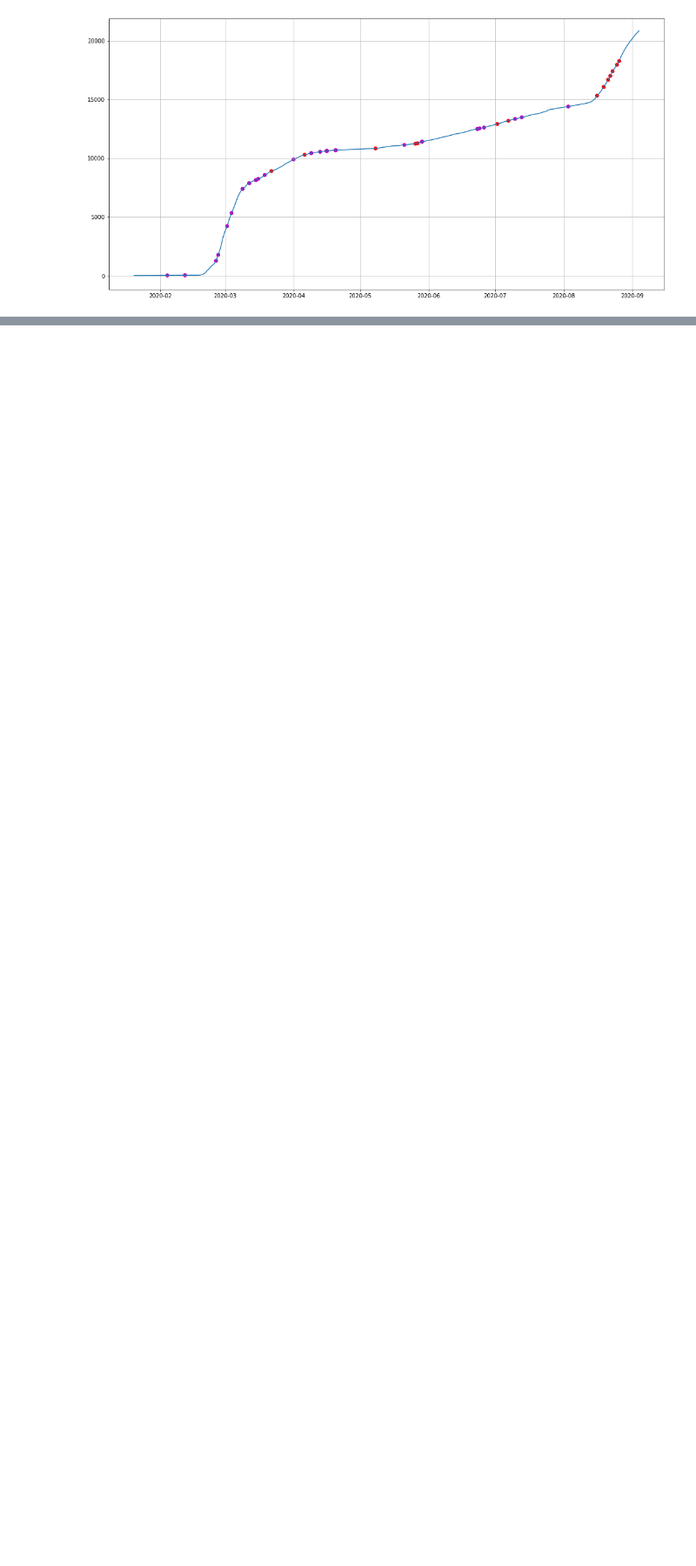
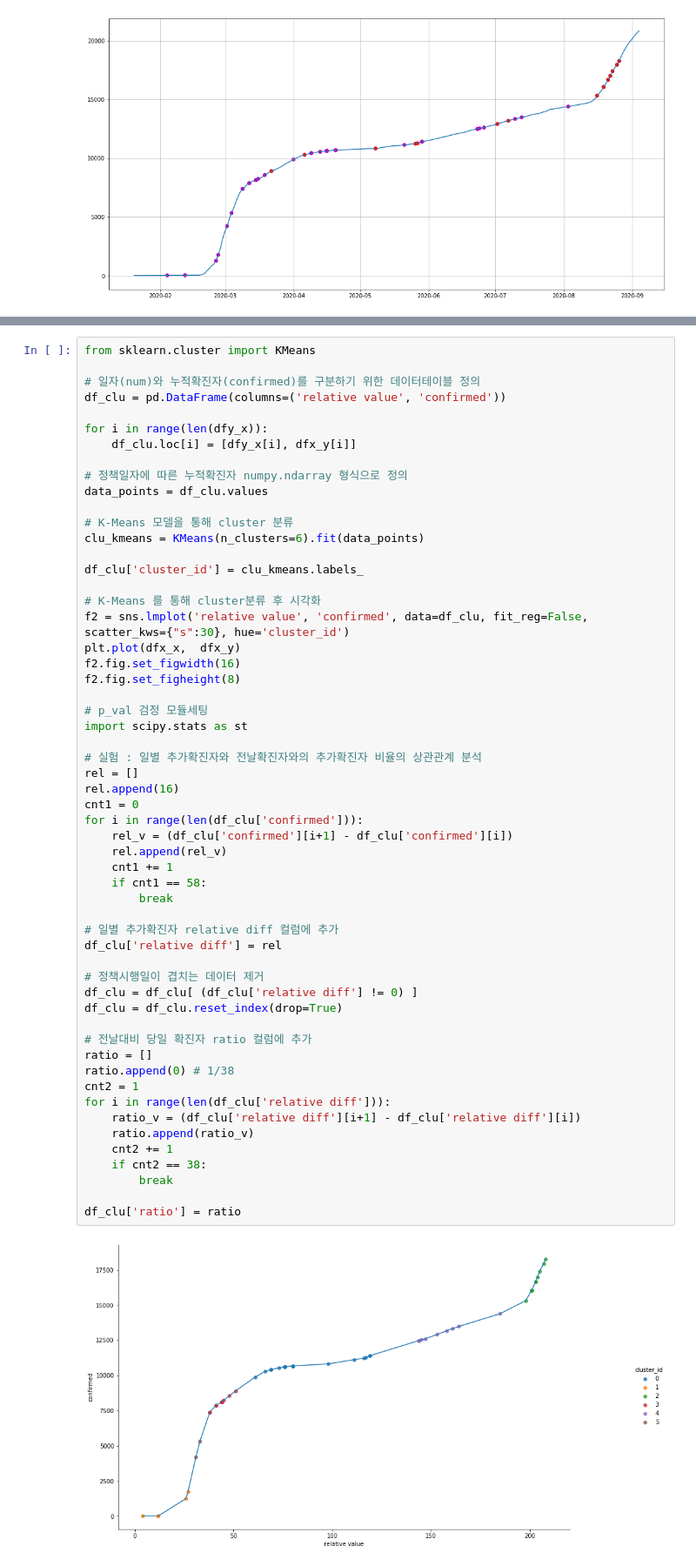
Before and after one commit to fishoe/covid_insight, a Jupyter notebook: insight.ipynb, the cells around one changed output, grey strips where cells are left out. Shown at 87% size. Cells and saved outputs as stored; diff of their text form; blank space fills up the shorter version.

```diff
--- a/insight.ipynb
+++ b/insight.ipynb
@@ -371,0 +378,58 @@ plt.show()
+# %%
+from sklearn.cluster import KMeans
+
+# 일자(num)와 누적확진자(confirmed)를 구분하기 위한 데이터테이블 정의
+df_clu = pd.DataFrame(columns=('relative value', 'confirmed'))
+
+for i in range(len(dfy_x)):
+    df_clu.loc[i] = [dfy_x[i], dfx_y[i]]
+
+# 정책일자에 따른 누적확진자 numpy.ndarray 형식으로 정의
+data_points = df_clu.values
+
+# K-Means 모델을 통해 cluster 분류
+clu_kmeans = KMeans(n_clusters=6).fit(data_points)
+
+df_clu['cluster_id'] = clu_kmeans.labels_
+
+# K-Means 를 통해 cluster분류 후 시각화
+f2 = sns.lmplot('relative value', 'confirmed', data=df_clu, fit_reg=False, scatter_kws={"s":30}, hue='cluster_id')
+plt.plot(dfx_x,  dfx_y)
+f2.fig.set_figwidth(16)
+f2.fig.set_figheight(8)
+
+# p_val 검정 모듈세팅
+import scipy.stats as st
+
+# 실험 : 일별 추가확진자와 전날확진자와의 추가확진자 비율의 상관관계 분석
+rel = []
+rel.append(16)
+cnt1 = 0
+for i in range(len(df_clu['confirmed'])):
+    rel_v = (df_clu['confirmed'][i+1] - df_clu['confirmed'][i])
+    rel.append(rel_v)
+    cnt1 += 1
+    if cnt1 == 58:
+        break
+
+# 일별 추가확진자 relative diff 컬럼에 추가
+df_clu['relative diff'] = rel
+
+# 정책시행일이 겹치는 데이터 제거
+df_clu = df_clu[ (df_clu['relative diff'] != 0) ]
+df_clu = df_clu.reset_index(drop=True)
+
+# 전날대비 당일 확진자 ratio 컬럼에 추가
+ratio = []
+ratio.append(0) # 1/38
+cnt2 = 1
+for i in range(len(df_clu['relative diff'])):
+    ratio_v = (df_clu['relative diff'][i+1] - df_clu['relative diff'][i])
+    ratio.append(ratio_v)
+    cnt2 += 1
+    if cnt2 == 38:
+        break
+
+df_clu['ratio'] = ratio
+# %% [output]
+[figure, added]
```
Also changed, not shown: parts of 9 cells of this notebook.
